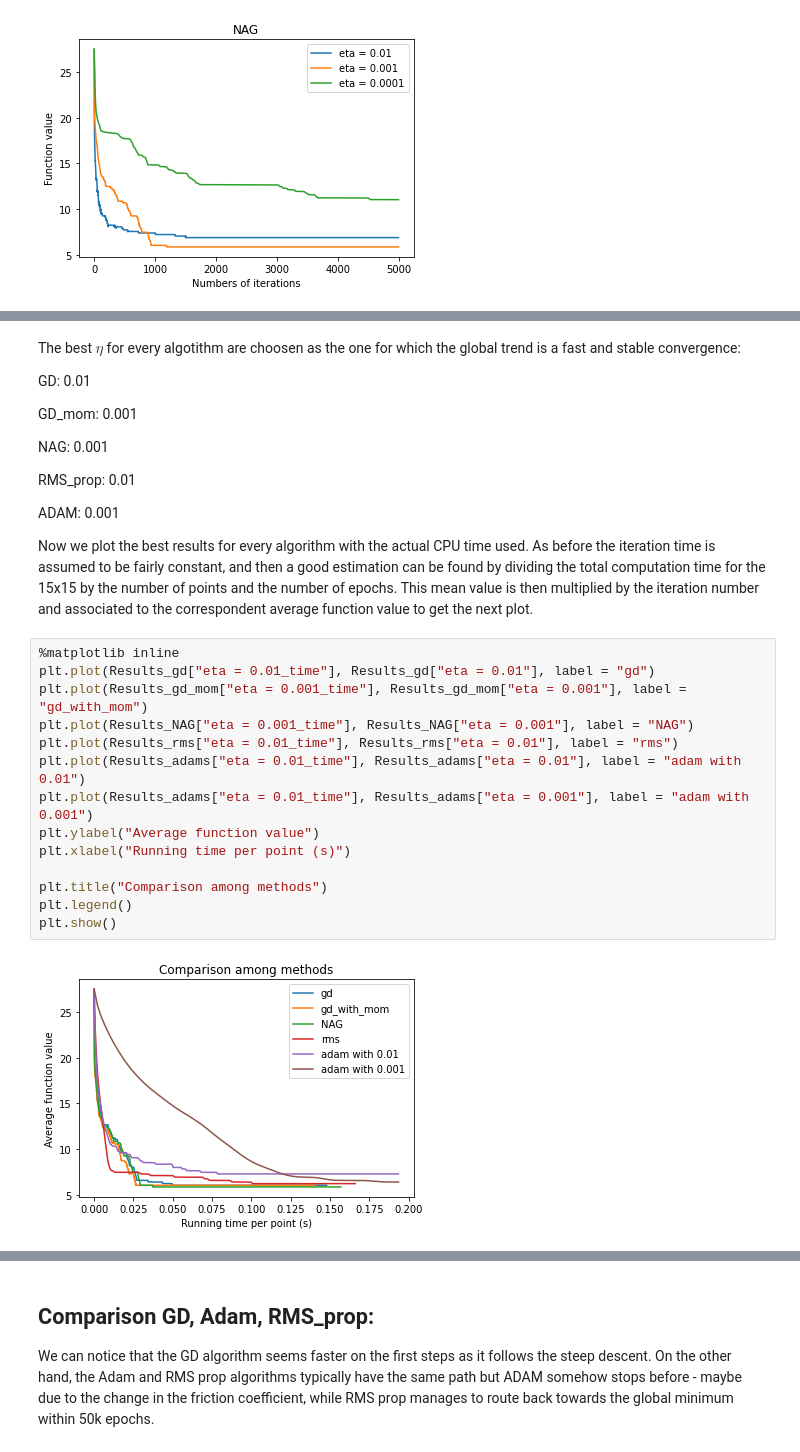
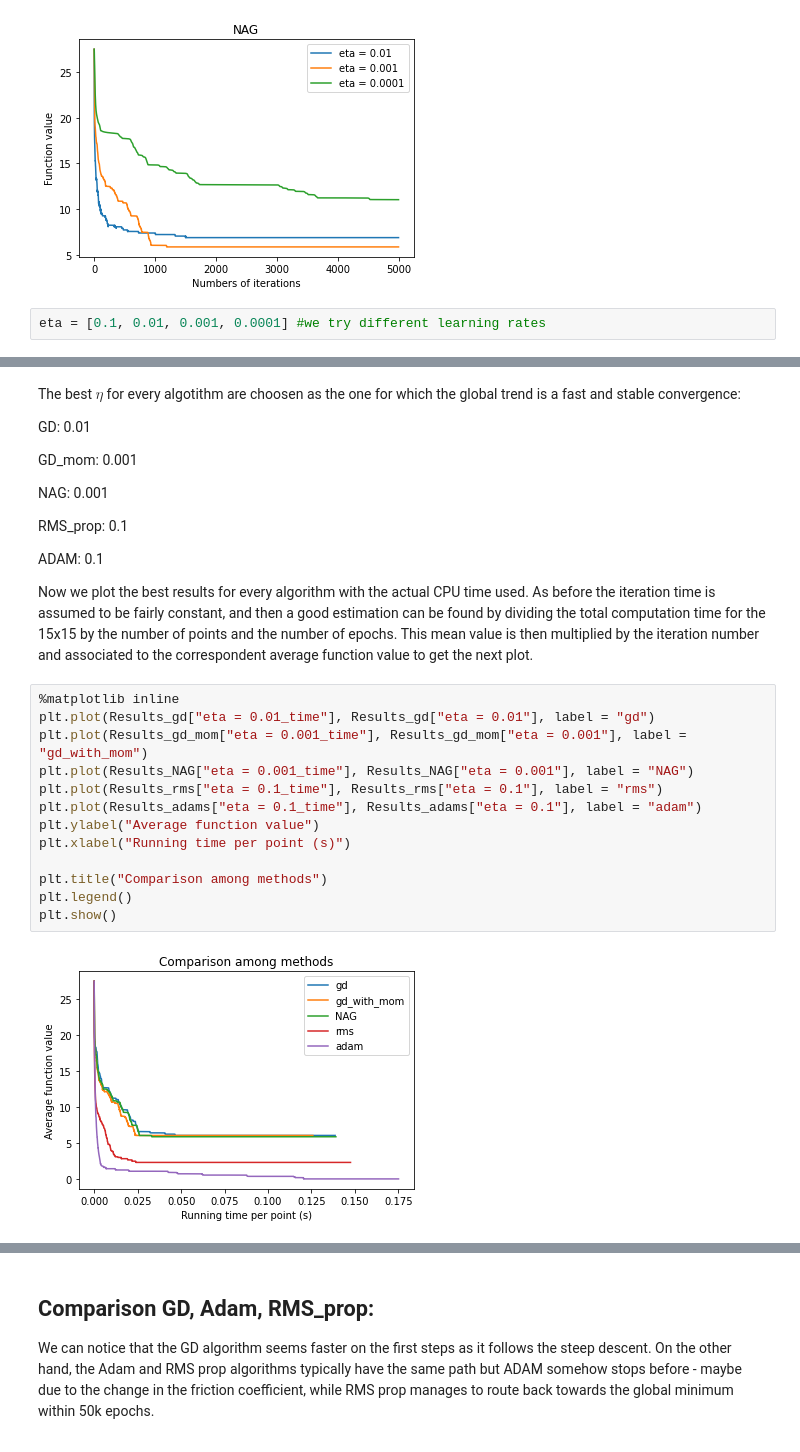
Before and after one commit to LorenzoBuriola/LoCP_moduleB, a Jupyter notebook: Ex_week01.ipynb, the cells around one changed output, grey strips where cells are left out. Saved outputs shown, nothing was run; the diff lists cells and outputs as text.

```diff
--- a/Ex_week01.ipynb
+++ b/Ex_week01.ipynb
@@ -206,6 +233,8 @@ plt.show()
 # Results_NAG
 # %% [output]
 [figure]
+# %%
+eta = [0.1, 0.01, 0.001, 0.0001] #we try different learning rates
 # %%
 Results_rms = pd.DataFrame()
 for e in eta:
@@ -249,24 +302,23 @@ GD_mom: 0.001
 
 NAG: 0.001
 
-RMS_prop: 0.01
+RMS_prop: 0.1
 
-ADAM: 0.001
+ADAM: 0.1
 
 Now we plot the best results for every algorithm with the actual CPU time used. As before the iteration time is assumed to be fairly constant, and then a good estimation can be found by dividing the total computation time for the 15x15 by the number of points and the number of epochs. This mean value is then multiplied by the iteration number and associated to the correspondent average function value to get the next plot.
 # %%
 %matplotlib inline
 plt.plot(Results_gd["eta = 0.01_time"], Results_gd["eta = 0.01"], label = "gd")
 plt.plot(Results_gd_mom["eta = 0.001_time"], Results_gd_mom["eta = 0.001"], label = "gd_with_mom")
 plt.plot(Results_NAG["eta = 0.001_time"], Results_NAG["eta = 0.001"], label = "NAG")
-plt.plot(Results_rms["eta = 0.01_time"], Results_rms["eta = 0.01"], label = "rms")
-plt.plot(Results_adams["eta = 0.01_time"], Results_adams["eta = 0.01"], label = "adam with 0.01")
-plt.plot(Results_adams["eta = 0.01_time"], Results_adams["eta = 0.001"], label = "adam with 0.001")
+plt.plot(Results_rms["eta = 0.1_time"], Results_rms["eta = 0.1"], label = "rms")
+plt.plot(Results_adams["eta = 0.1_time"], Results_adams["eta = 0.1"], label = "adam")
 plt.ylabel("Average function value")
 plt.xlabel("Running time per point (s)")
 
 plt.title("Comparison among methods")
 plt.legend()
 plt.show()
 # %% [output]
-[figure, old version]
+[figure, new version]
```
Also changed, not shown: parts of 15 cells of this notebook.
